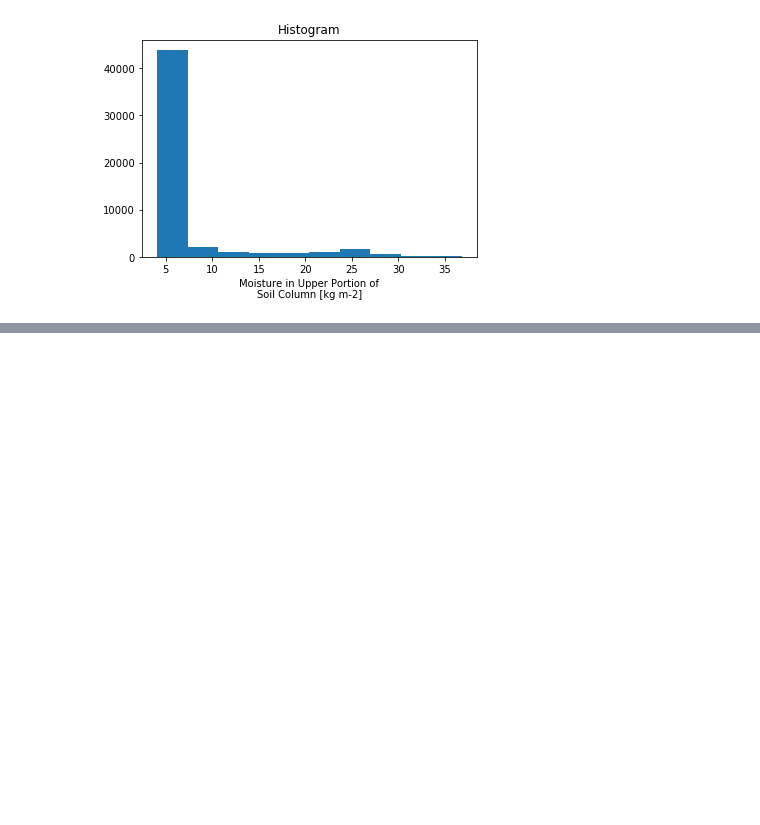
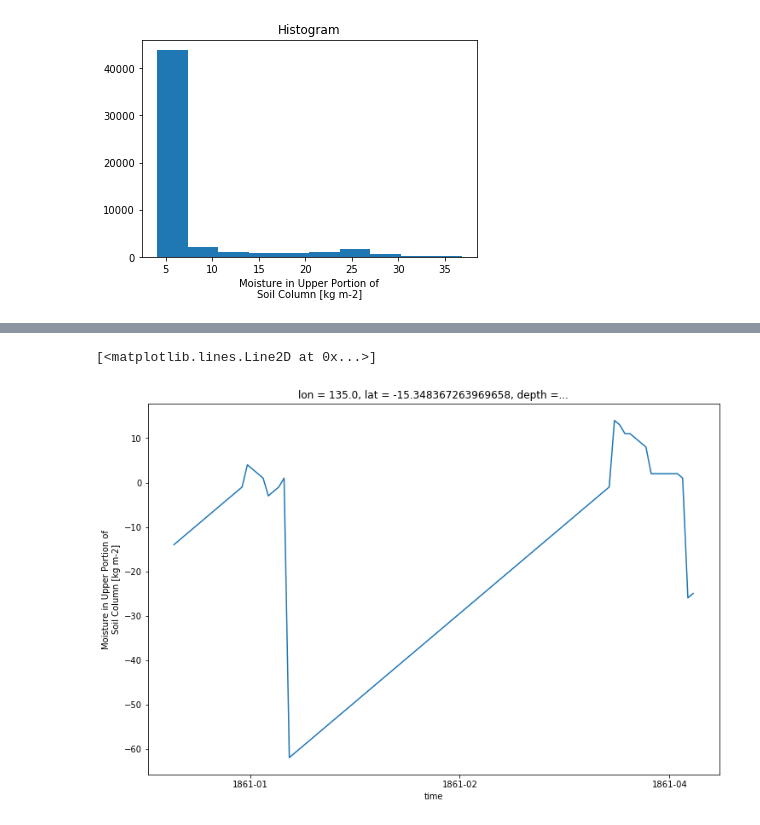
Before and after one commit to aidanheerdegen/flash_drought, a Jupyter notebook: Whole array approach.ipynb, the cells around one changed output, grey strips where cells are left out. Cells and saved outputs as stored; diff of their text form; code cells hidden in the pictures; blank space fills up the shorter version.

```diff
--- a/Whole array approach.ipynb
+++ b/Whole array approach.ipynb
@@ -231,3 +235,8 @@ ts_drought_count.plot(color='orange')
+# %%
+(ts_moist - ts_drought_indices)[0:100].plot(size=8)
+# %% [output]
+[<matplotlib.lines.Line2D at 0x...>]
+[figure, added]
 # %%
 ts_result = ts_moist.where(ts>=tsperc.values[2]).where(ts_drought_count>0).compute()
 # %%
```
Also changed, not shown: parts of 4 cells of this notebook.
